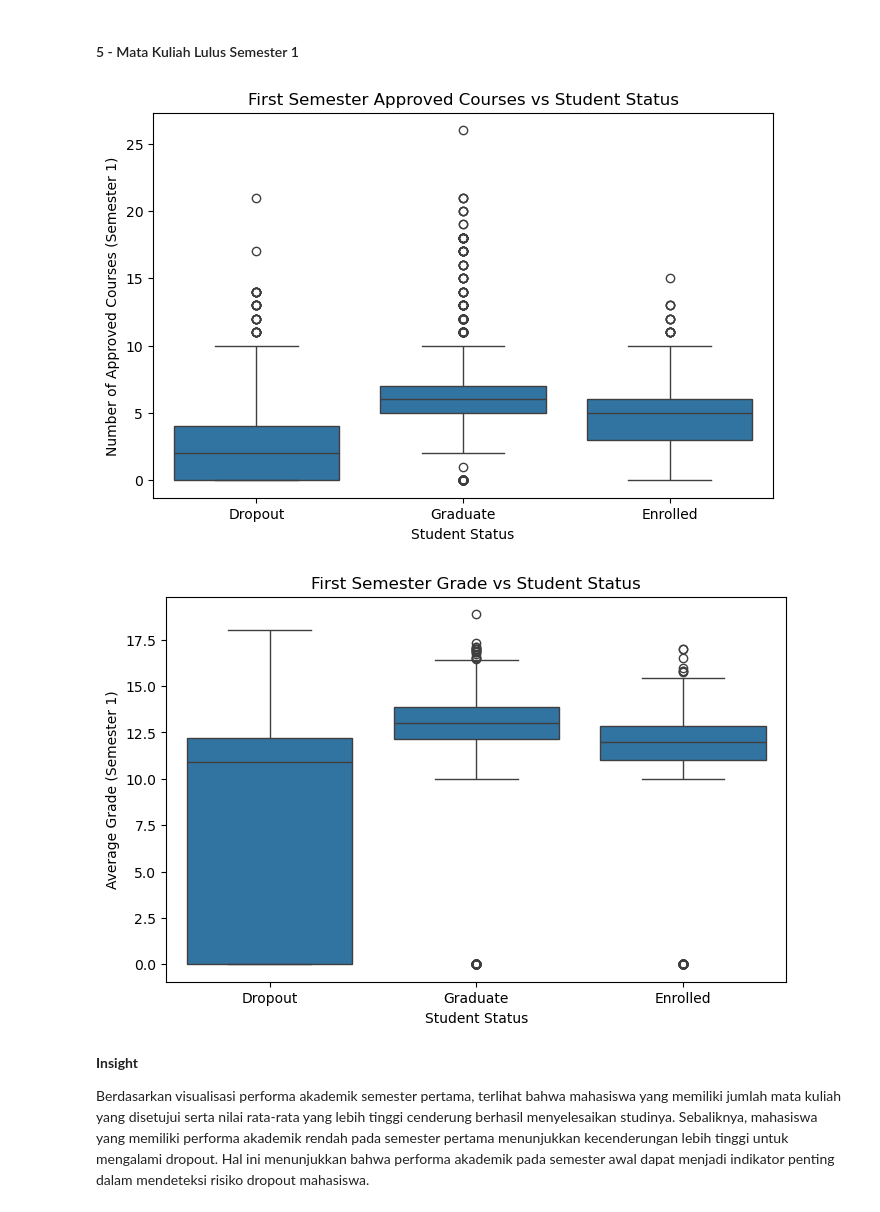
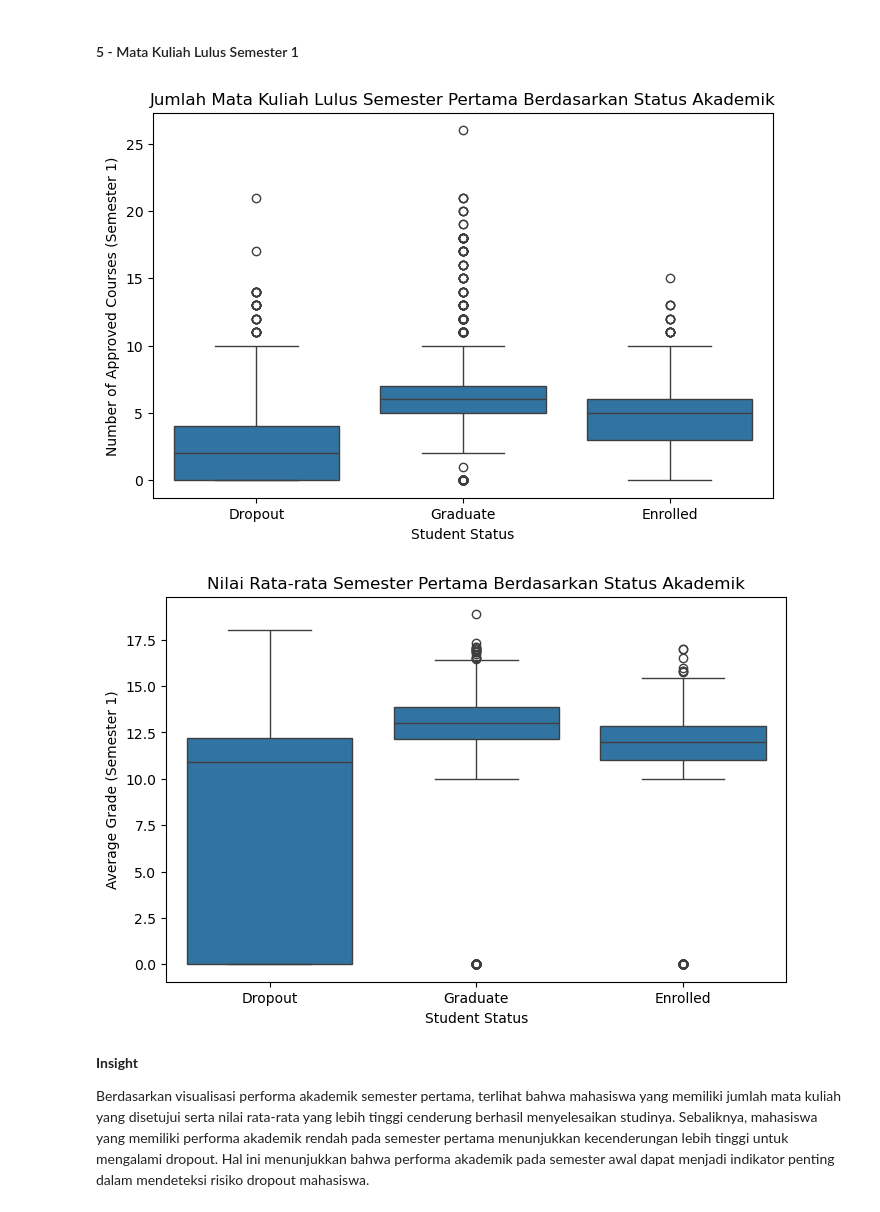
Before and after one commit to muhfauzan-chycn/student-dropout-prediction, a Jupyter notebook: Proyek_Akhir_Jaya_Institut.ipynb, the cells around one changed output. Drawn from its saved outputs; the diff is of its cells as text; code cells hidden in the pictures.

```diff
--- a/Proyek_Akhir_Jaya_Institut.ipynb
+++ b/Proyek_Akhir_Jaya_Institut.ipynb
@@ -275,24 +275,24 @@ Analisis ini bertujuan untuk melihat hubungan antara jumlah mata kuliah yang ber
 # %% [markdown]
 #### 5 - Mata Kuliah Lulus Semester 1
 # %%
-# 5.1 - Visualisasi Jumlah Mata Kuliah Lulus Semester 1
+# 5.1 - Visualisasi Jumlah Mata Kuliah Lulus Semester Pertama Berdasarkan Status Akademik
 plt.figure(figsize=(8,5))
 
 sns.boxplot(
     data=df,
     x="Status",
     y="Curricular_units_1st_sem_approved"
 )
 
-plt.title("First Semester Approved Courses vs Student Status")
+plt.title("Jumlah Mata Kuliah Lulus Semester Pertama Berdasarkan Status Akademik")
 plt.xlabel("Student Status")
 plt.ylabel("Number of Approved Courses (Semester 1)")
 
 plt.show()
 # %% [output]
-[figure, old version]
+[figure, new version]
 # %%
-# 5.2 - Visualisasi Nilai Semester 1
+# 5.2 - Visualisasi Nilai Rata-rata Semester Pertama Berdasarkan Status Akademik
 plt.figure(figsize=(8,5))
 
 sns.boxplot(
@@ -301,13 +301,13 @@ sns.boxplot(
     y="Curricular_units_1st_sem_grade"
 )
 
-plt.title("First Semester Grade vs Student Status")
+plt.title("Nilai Rata-rata Semester Pertama Berdasarkan Status Akademik")
 plt.xlabel("Student Status")
 plt.ylabel("Average Grade (Semester 1)")
 
 plt.show()
 # %% [output]
-[figure, old version]
+[figure, new version]
 # %% [markdown]
 **Insight**
 
```
Also changed, not shown: parts of 14 cells of this notebook, 1 other file.
